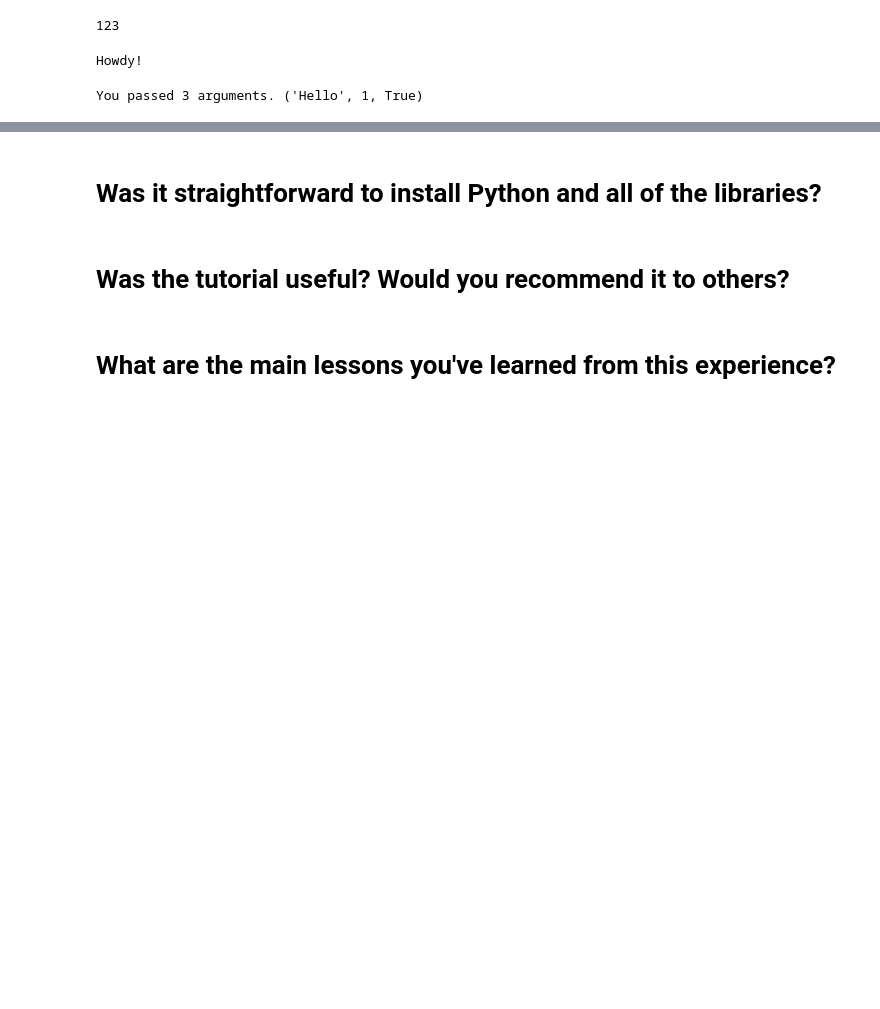
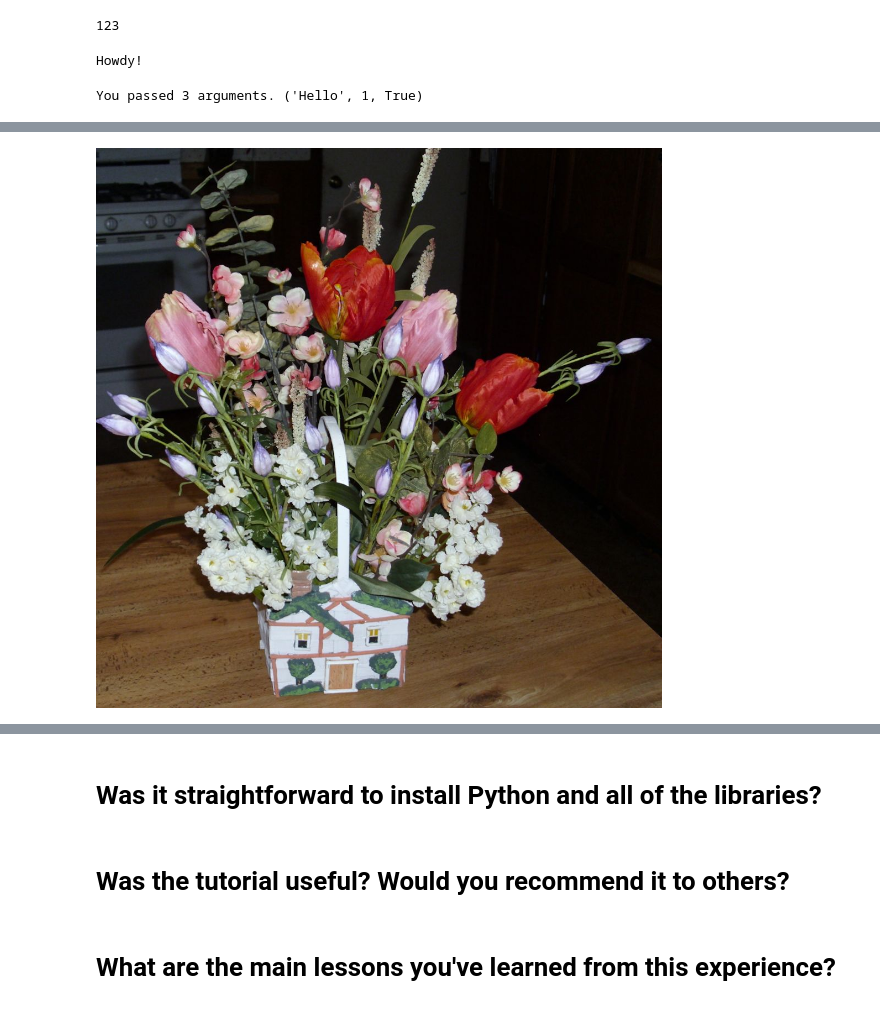
Before and after one commit to linzhaoinca/Python_Tasks, a Jupyter notebook: C5T1.ipynb, the cells around one changed output, grey strips where cells are left out. Saved outputs shown, nothing was run; the diff lists cells and outputs as text; code cells hidden in the pictures; blank space fills up the shorter version.

```diff
--- a/C5T1.ipynb
+++ b/C5T1.ipynb
@@ -198,0 +256,8 @@ You passed 3 arguments. ('Hello', 1, True)
+# %%
+from IPython.display import Image
+Embed = Image(
+'http://blog.johnmuellerbooks.com/' +
+'wp-content/uploads/2015/04/Flower-Basket.jpg')
+Embed
+# %% [output]
+[figure, added]
```
Also changed, not shown: parts of 16 cells of this notebook.
